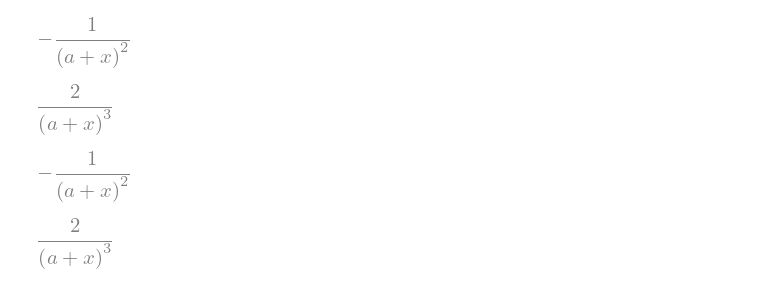
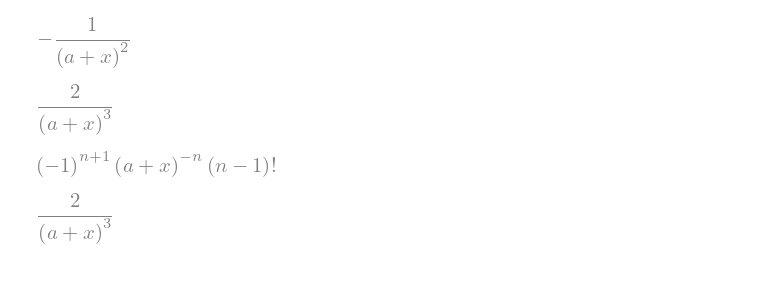
Before and after one commit to aldotb/Algebra-Math-Symbolic-Biblie, a Jupyter notebook: 15060 Higher Order Derivatives.ipynb, the cells around one changed output. Drawn from its saved outputs; the diff is of its cells as text; code cells hidden in the pictures.

```diff
--- a/15060 Higher Order Derivatives.ipynb
+++ b/15060 Higher Order Derivatives.ipynb
@@ -61,9 +63,9 @@ f.diff(x,x,x)
 def fn(n):
     return (-1)**(n+1)*factorial(n-1)/((x+a)**n)
 # %%
-fn(2)
+fn(n)
 # %% [output]
-[figure, old version]
+[figure, new version]
 # %%
 fn(3)
 # %% [output]
```
Also changed, not shown: parts of 27 cells of this notebook, 11 other files.
